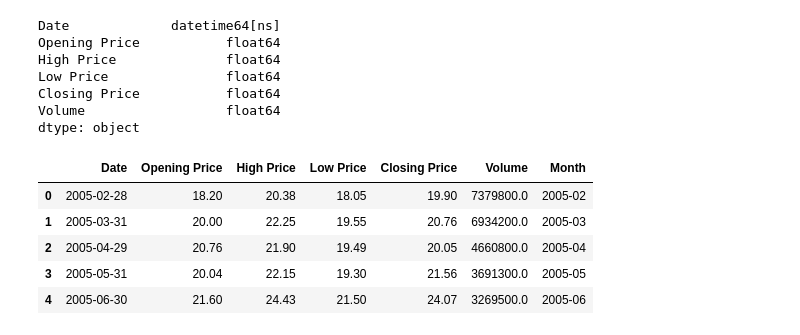
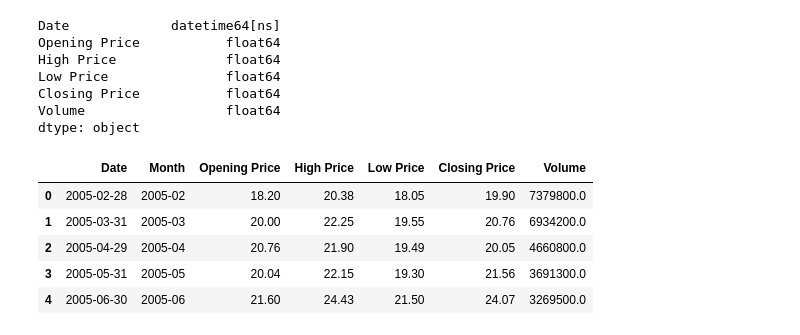
Before and after one commit to lamotteBootcamp/US_inflation_and_gasoline_pricing_SQL, a Jupyter notebook: wti_cleaning.ipynb, the cells around one changed output. Saved outputs shown, nothing was run; the diff lists cells and outputs as text; code cells hidden in the pictures.

```diff
--- a/wti_cleaning.ipynb
+++ b/wti_cleaning.ipynb
@@ -306,13 +306,13 @@ Volume                  float64
 dtype: object
 # %%
 df4['Month'] = pd.to_datetime(df4['Date']).dt.to_period('M')
-df.head()
+df4 = df4[['Date', 'Month', 'Opening Price', 'High Price', 'Low Price', 'Closing Price', 'Volume']]
 
 df4.head()
 # %% [output]
-|  | Date | Opening Price | High Price | Low Price | Closing Price | Volume | Month |
-| 0 | 2005-02-28 | 18.20 | 20.38 | 18.05 | 19.90 | 7379800.0 | 2005-02 |
-| 1 | 2005-03-31 | 20.00 | 22.25 | 19.55 | 20.76 | 6934200.0 | 2005-03 |
-| 2 | 2005-04-29 | 20.76 | 21.90 | 19.49 | 20.05 | 4660800.0 | 2005-04 |
-| 3 | 2005-05-31 | 20.04 | 22.15 | 19.30 | 21.56 | 3691300.0 | 2005-05 |
-| 4 | 2005-06-30 | 21.60 | 24.43 | 21.50 | 24.07 | 3269500.0 | 2005-06 |
+|  | Date | Month | Opening Price | High Price | Low Price | Closing Price | Volume |
+| 0 | 2005-02-28 | 2005-02 | 18.20 | 20.38 | 18.05 | 19.90 | 7379800.0 |
+| 1 | 2005-03-31 | 2005-03 | 20.00 | 22.25 | 19.55 | 20.76 | 6934200.0 |
+| 2 | 2005-04-29 | 2005-04 | 20.76 | 21.90 | 19.49 | 20.05 | 4660800.0 |
+| 3 | 2005-05-31 | 2005-05 | 20.04 | 22.15 | 19.30 | 21.56 | 3691300.0 |
+| 4 | 2005-06-30 | 2005-06 | 21.60 | 24.43 | 21.50 | 24.07 | 3269500.0 |
```
Also changed, not shown: parts of 1 cell of this notebook, 5 other files.
